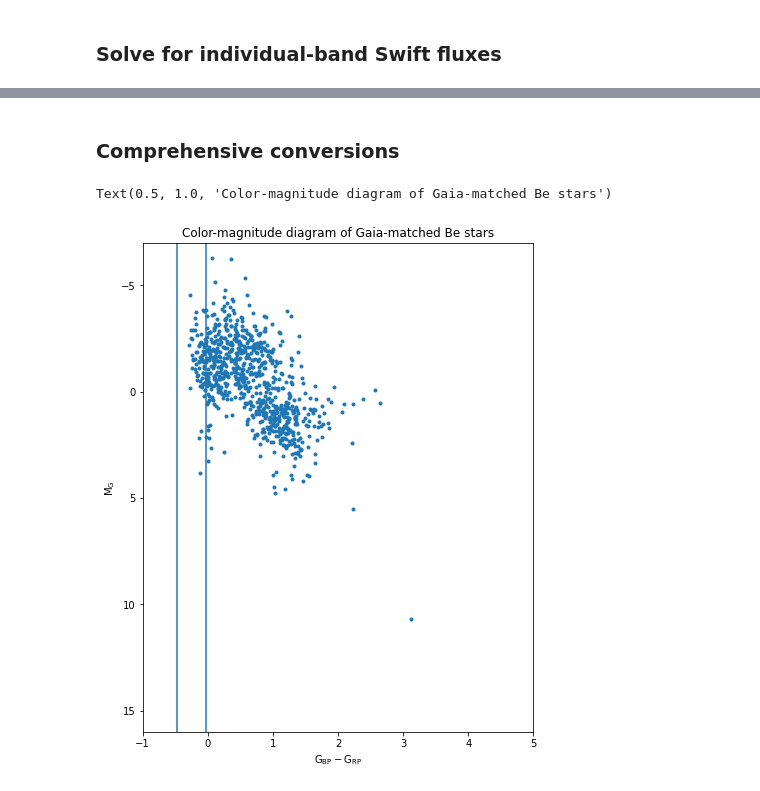
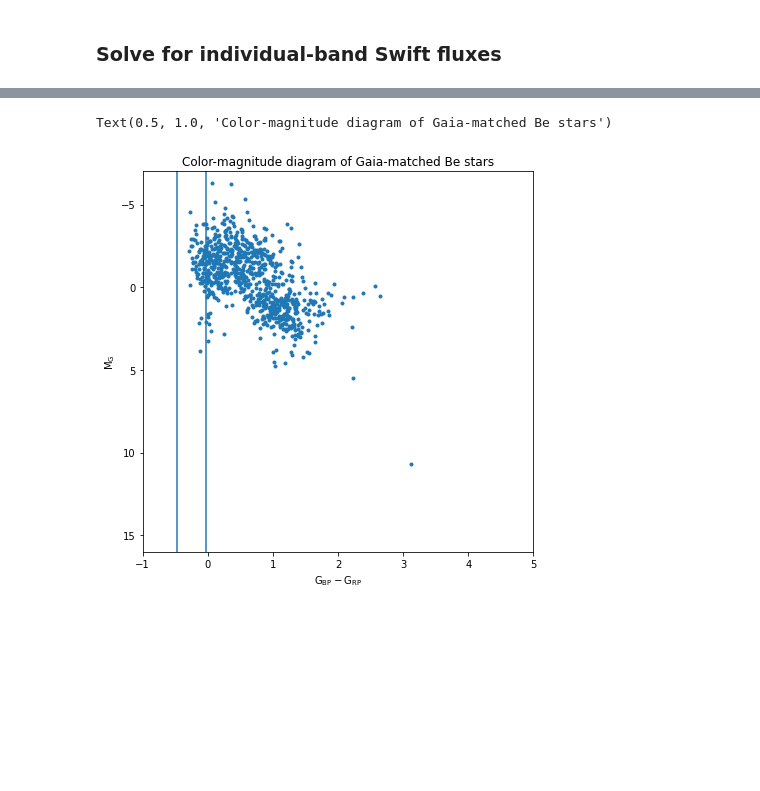
Before and after one commit to cgobat/XDBS-old, a Jupyter notebook: crossmatch.ipynb, the cells around one changed output, grey strips where cells are left out. Saved outputs shown, nothing was run; the diff lists cells and outputs as text; code cells hidden in the pictures; blank space fills up the shorter version.

```diff
--- a/crossmatch.ipynb
+++ b/crossmatch.ipynb
@@ -169,15 +167,15 @@ XRT_sources = XRT_xmatch[0]["_q",'_2SXPS', 'CR0', 'E_CR0', 'e_CR0', 'HR1', 'HR2'
 # %% [markdown]
 ### WISE and 2MASS
 # %%
-twomass_xmatch = v.query_region(BeSS, catalog="II/246/out", radius="0.5s")
-catwise_xmatch = v.query_region(BeSS, catalog="II/365/catwise", radius="0.5s")
-allwise_xmatch = v.query_region(BeSS, catalog="II/328/allwise", radius="0.5s")
-unwise_xmatch = v.query_region(BeSS, catalog="II/363/unwise", radius="0.5s")
+Twomass_xmatch = v.query_region(BeSS, catalog="II/246/out", radius="0.5s")
+Catwise_xmatch = v.query_region(BeSS, catalog="II/365/catwise", radius="0.5s")
+Allwise_xmatch = v.query_region(BeSS, catalog="II/328/allwise", radius="0.5s")
+Unwise_xmatch = v.query_region(BeSS, catalog="II/363/unwise", radius="0.5s")
 # %%
-twomass = twomass_xmatch[0].to_pandas()
-catwise = catwise_xmatch[0].to_pandas()
-allwise = allwise_xmatch[0].to_pandas()
-unwise = unwise_xmatch[0].to_pandas()
+twomass = Twomass_xmatch[0].to_pandas()
+catwise = Catwise_xmatch[0].to_pandas()
+allwise = Allwise_xmatch[0].to_pandas()
+unwise = Unwise_xmatch[0].to_pandas()
 # %%
 plt.hist(twomass["_r"],bins=120,histtype="step")
 #plt.vlines(1,0,100,color="k",linestyle="--")
@@ -327,12 +303,13 @@ for i in master[master["_2CXO"].notna() | master["_4XMM"].notna() | master["_2SX
-# %% [markdown]
-### Comprehensive conversions
 # %%
 for i in master[master["_2CXO"].notna() | master["_4XMM"].notna() | master["_2SXPS"].notna()].index:
     cxoflux, xmmflux, xrtflux = master.loc[i,CSC_fluxs].values, master.loc[i,XMM_fluxs].values, master.loc[i,XRT_fluxs].values
+    exists = False
     if pd.notna(master.loc[i,"GamPL"]): # spectral index from Chandra
         Gamma = float(master.loc[i,"GamPL"])
+        exists = True
     elif pd.notna(master.loc[i,"Gam1"]): # spectral index from Swift
         Gamma = float(master.loc[i,"Gam1"])
+        exists = True
     else: # assume flat spectrum for general case
         Gamma = 2
     if all(pd.notna(cxoflux)): # good Chandra observations present
@@ -366,6 +343,25 @@ for i in master[master["_2CXO"].notna() | master["_4XMM"].notna() | master["_2SX
     master.loc[i,"Flux (1-2 keV)"] = converted[1]
     master.loc[i,"Flux (2-10 keV)"] = converted[2]
     master.loc[i,"X-ray source"] = source
+    if exists:
+        master.loc[i,"Gamma"] = Gamma
+# %%
+master["vsini"] = master["vsini"].apply(pd.to_numeric, errors="coerce")
+master["HR1"] = (master["Flux (1-2 keV)"]-master["Flux (0.3-1 keV)"])/(master["Flux (1-2 keV)"]+master["Flux (0.3-1 keV)"])
+master["HR2"] = (master["Flux (2-10 keV)"]-master["Flux (1-2 keV)"])/(master["Flux (1-2 keV)"]+master["Flux (2-10 keV)"])
+
+master[master["X-ray source"].notna()].drop(['Category', 'RA', 'DEC', 'Nb of spectra in BeSS', '_q',
+                                             'rgeo', 'b_rgeo', 'B_rgeo', '_4XMM', 'Flux1', 'e_Flux1',
+                                             'Flux2', 'e_Flux2', 'Flux3', 'e_Flux3', 'Flux4', 'e_Flux4',
+                                             'Flux5', 'e_Flux5', 'Flux8', 'e_Flux8', 'Flux9', 'e_Flux9', 'e_HR1',
+                                             'e_HR2', 'HR3', 'e_HR3', 'HR4', 'e_HR4', '_2CXO',
+                                             'Fluxb', 'Fluxh', 'Fluxm', 'Fluxs', 'Fluxu', 'Fluxw', 'HRhm',
+                                             'HRhs', 'HRms', 'GamPL', '_2SXPS', 'CR0', 'E_CR0', 'e_CR0', 'SwiftHR1',
+                                             'SwiftHR2', 'CR1', 'e_CR1', 'CR2', 'E_CR2', 'e_CR2', 'CR3', 'E_CR3',
+                                             'e_CR3', 'PcstS0', 'FPO0', 'FPU0', 'Gam1', 'E_Gam1', 'e_Gam1',
+                                             'XRTsoft', 'XRTmed', 'XRThard'],
+                                            axis=1).rename(columns={'_RAJ2000':"RA", '_DEJ2000':"Dec",
+                                                                    "NHPL":"N_H","V":"Vmag"})
 # %%
 for i in master.index:
     flags = []
@@ -381,14 +377,14 @@ for i in master.index:
         flags.append("Chandra")
     master.loc[i,"Memberships"] = ",".join(flags)
 # %%
-plt.figure(figsize=(7,9))
+plt.figure(figsize=(7,7))
 plt.scatter(master["BPmag"]-master["RPmag"], master["Gmag"]-5*np.log10(master["rpgeo"]/10),marker=".")
 plt.ylim(16,-7)
 plt.xlim(-1,5)
 plt.vlines([-0.4769230769230768,-0.03076923076923066],-10,20) # WebPlotDigitized bounds of B type from Gaia HR diagram
 plt.xlabel("$\mathrm{G}_\mathrm{BP}-\mathrm{G}_\mathrm{RP}$")
 plt.ylabel("$\mathrm{M}_\mathrm{G}$")
 plt.title("Color-magnitude diagram of Gaia-matched Be stars")
 # %% [output]
 Text(0.5, 1.0, 'Color-magnitude diagram of Gaia-matched Be stars')
-[figure, old version]
+[figure, new version]
```
Also changed, not shown: parts of 12 cells of this notebook, 2 other files.
